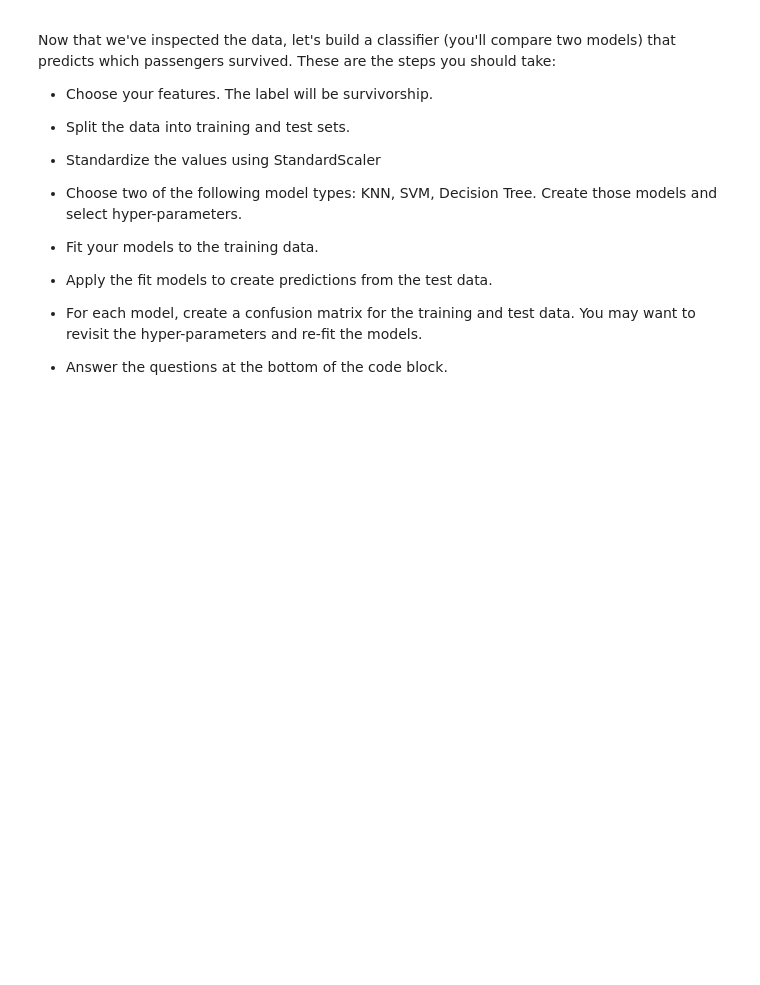
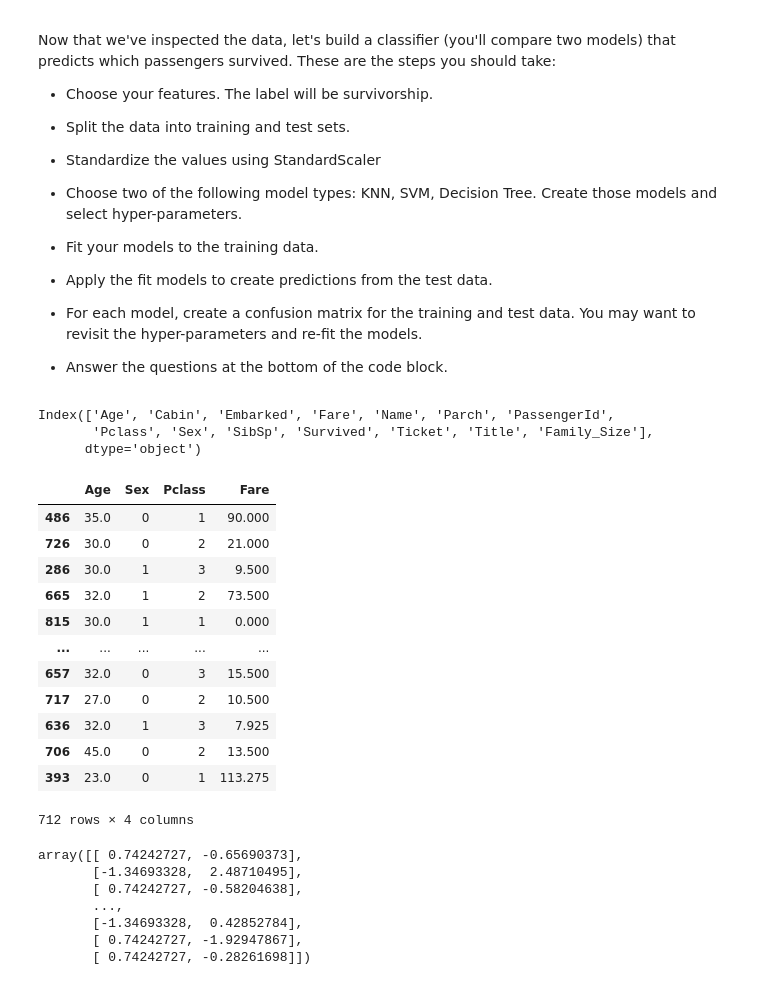
Before and after one commit to GettysburgDataScience/ps05-CarissaMobley, a Jupyter notebook: ps05.ipynb, the cells around one changed output. Saved outputs shown, nothing was run; the diff lists cells and outputs as text; code cells hidden in the pictures; blank space fills up the shorter version.

```diff
--- a/ps05.ipynb
+++ b/ps05.ipynb
@@ -234,0 +233,14 @@ Now that we've inspected the data, let's build a classifier (you'll compare two
+# %%
+'''Your code here'''
+#label = survivorship
+#features = a measured quantity or characteristic of the input data
+# features could be sex, age, ticket class
+from sklearn.model_selection import train_test_split
+from sklearn.preprocessing import StandardScaler
+from sklearn.neighbors import KNeighborsClassifier
+
+titanic_df.columns
+# %% [output]
+Index(['Age', 'Cabin', 'Embarked', 'Fare', 'Name', 'Parch', 'PassengerId',
+       'Pclass', 'Sex', 'SibSp', 'Survived', 'Ticket', 'Title', 'Family_Size'],
+      dtype='object')
@@ -234,0 +251,33 @@ Now that we've inspected the data, let's build a classifier (you'll compare two
+# %%
+ss = StandardScaler() #create standard scaler object
+ss.fit(X_train) #calcs mean and stdev from training data
+
+Xs_train=ss.transform(X_train)
+Xs_test=ss.transform(X_test)
+
+display(X_train)
+display(X_train_s) #an array of standard deviations
+
+ys_train=y_train.values.ravel() #ravel flattens a multidimensional array to be one dimensional
+ys_test=y_test.values.ravel()
+# %% [output]
+|  | Age | Sex | Pclass | Fare |
+| 486 | 35.0 | 0 | 1 | 90.000 |
+| 726 | 30.0 | 0 | 2 | 21.000 |
+| 286 | 30.0 | 1 | 3 | 9.500 |
+| 665 | 32.0 | 1 | 2 | 73.500 |
+| 815 | 30.0 | 1 | 1 | 0.000 |
+| ... | ... | ... | ... | ... |
+| 657 | 32.0 | 0 | 3 | 15.500 |
+| 717 | 27.0 | 0 | 2 | 10.500 |
+| 636 | 32.0 | 1 | 3 | 7.925 |
+| 706 | 45.0 | 0 | 2 | 13.500 |
+| 393 | 23.0 | 0 | 1 | 113.275 |
+712 rows × 4 columns
+array([[ 0.74242727, -0.65690373],
+       [-1.34693328,  2.48710495],
+       [ 0.74242727, -0.58204638],
+       ...,
+       [-1.34693328,  0.42852784],
+       [ 0.74242727, -1.92947867],
+       [ 0.74242727, -0.28261698]])
```
Also changed, not shown: parts of 9 cells of this notebook.
